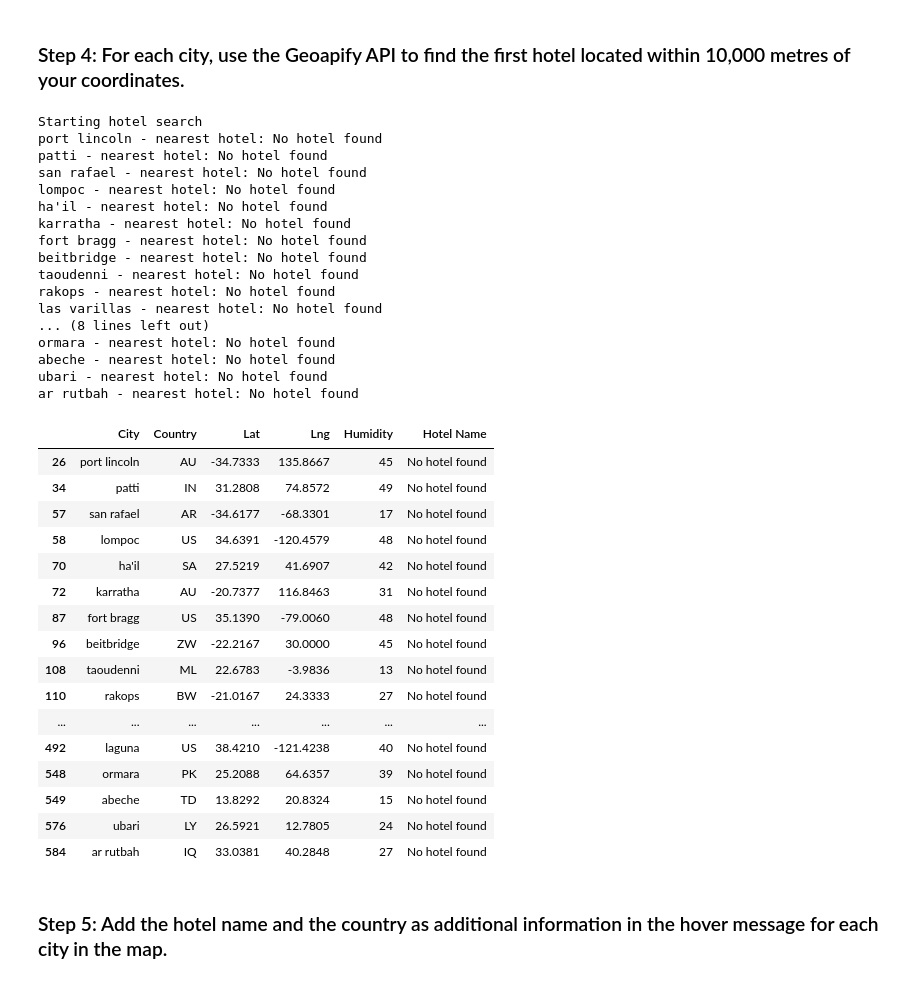
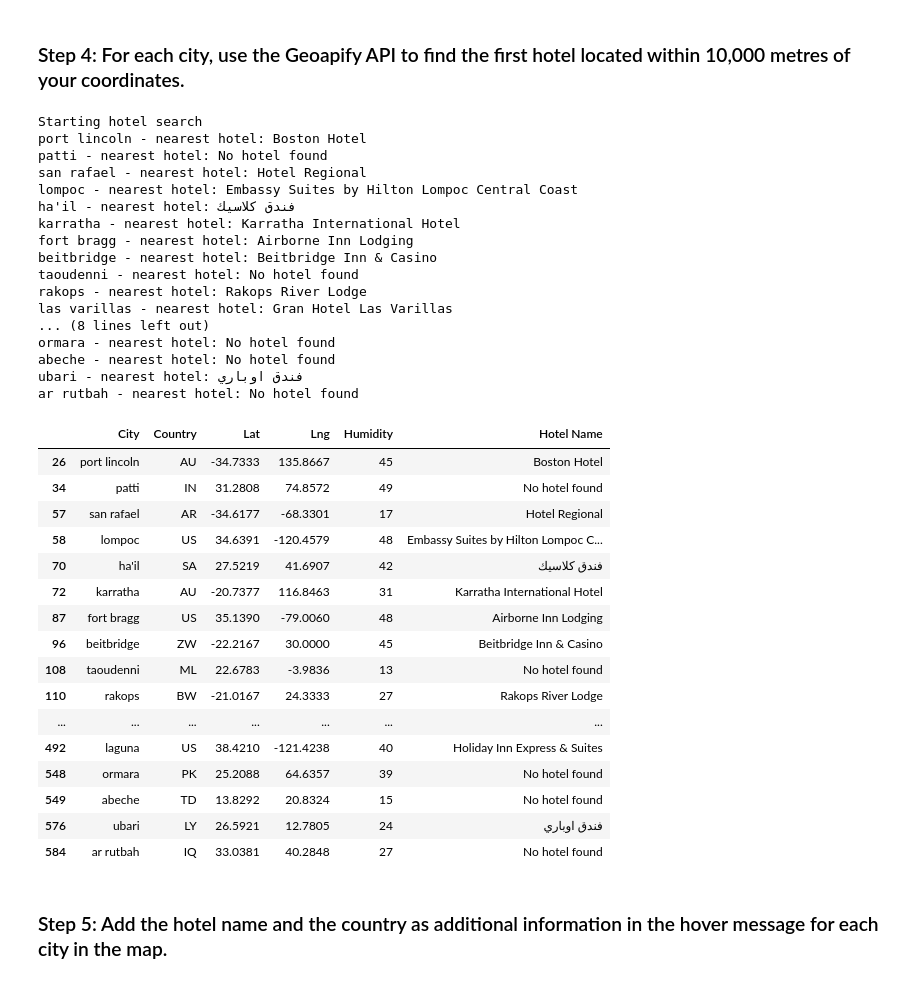
Before and after one commit to RaeAnnG/python-api-challenge, a Jupyter notebook: starter_code/VacationPyRG.ipynb, the cells around one changed output. Saved outputs shown, nothing was run; the diff lists cells and outputs as text; code cells hidden in the pictures.

```diff
--- a/starter_code/VacationPyRG.ipynb
+++ b/starter_code/VacationPyRG.ipynb
@@ -88,7 +88,7 @@ city_clean
 ### Step 3: Create a new DataFrame called `hotel_df`.
 # %%
 # Use the Pandas copy function to create DataFrame called hotel_df to store the city, country, coordinates, and humidity
-hotel_df = city_clean[["City","Country","Lat","Lng","Humidity"]]
+hotel_df = city_clean[["City","Country","Lat","Lng","Humidity"]].copy()
 
 # Add an empty column, "Hotel Name," to the DataFrame so you can store the hotel found using the Geoapify API
 hotel_df['Hotel Name'] = ''
@@ -124,7 +119,7 @@ See the caveats in the documentation: https://pandas.pydata.org/pandas-docs/stab
 # Set parameters to search for a hotel
 radius = 10000
 params = {
-        "categories":"hotel",
+        "categories":"accommodation.hotel",
     "apiKey": geoapify_key,
     "limit":20
 }
@@ -145,58 +140,58 @@ for index, row in hotel_df.iterrows():
     base_url = "https://api.geoapify.com/v2/places"
 
 
     # Make an API request using the params dictionary
     name_address = requests.get(base_url, params=params)
 
     # Convert the API response to JSON format
     name_address = name_address.json()
 
     # Grab the first hotel from the results and store the name in the hotel_df DataFrame
     try:
         hotel_df.loc[index, "Hotel Name"] = name_address["features"][0]["properties"]["name"]
     except (KeyError, IndexError):
         # If no hotel is found, set the hotel name as "No hotel found".
         hotel_df.loc[index, "Hotel Name"] = "No hotel found"
 
     # Log the search results
     print(f"{hotel_df.loc[index, 'City']} - nearest hotel: {hotel_df.loc[index, 'Hotel Name']}")
 
 # Display sample data
 hotel_df
 # %% [output]
 Starting hotel search
-port lincoln - nearest hotel: No hotel found
+port lincoln - nearest hotel: Boston Hotel
 patti - nearest hotel: No hotel found
-san rafael - nearest hotel: No hotel found
-lompoc - nearest hotel: No hotel found
-ha'il - nearest hotel: No hotel found
-karratha - nearest hotel: No hotel found
-fort bragg - nearest hotel: No hotel found
-beitbridge - nearest hotel: No hotel found
+san rafael - nearest hotel: Hotel Regional
+lompoc - nearest hotel: Embassy Suites by Hilton Lompoc Central Coast
+ha'il - nearest hotel: فندق كلاسيك
+karratha - nearest hotel: Karratha International Hotel
+fort bragg - nearest hotel: Airborne Inn Lodging
+beitbridge - nearest hotel: Beitbridge Inn & Casino
 taoudenni - nearest hotel: No hotel found
-rakops - nearest hotel: No hotel found
-las varillas - nearest hotel: No hotel found
+rakops - nearest hotel: Rakops River Lodge
+las varillas - nearest hotel: Gran Hotel Las Varillas
 ... (8 lines left out)
 ormara - nearest hotel: No hotel found
 abeche - nearest hotel: No hotel found
-ubari - nearest hotel: No hotel found
+ubari - nearest hotel: فندق اوباري
 ar rutbah - nearest hotel: No hotel found
 |  | City | Country | Lat | Lng | Humidity | Hotel Name |
-| 26 | port lincoln | AU | -34.7333 | 135.8667 | 45 | No hotel found |
+| 26 | port lincoln | AU | -34.7333 | 135.8667 | 45 | Boston Hotel |
 | 34 | patti | IN | 31.2808 | 74.8572 | 49 | No hotel found |
-| 57 | san rafael | AR | -34.6177 | -68.3301 | 17 | No hotel found |
-| 58 | lompoc | US | 34.6391 | -120.4579 | 48 | No hotel found |
-| 70 | ha'il | SA | 27.5219 | 41.6907 | 42 | No hotel found |
-| 72 | karratha | AU | -20.7377 | 116.8463 | 31 | No hotel found |
-| 87 | fort bragg | US | 35.1390 | -79.0060 | 48 | No hotel found |
-| 96 | beitbridge | ZW | -22.2167 | 30.0000 | 45 | No hotel found |
+| 57 | san rafael | AR | -34.6177 | -68.3301 | 17 | Hotel Regional |
+| 58 | lompoc | US | 34.6391 | -120.4579 | 48 | Embassy Suites by Hilton Lompoc C... |
+| 70 | ha'il | SA | 27.5219 | 41.6907 | 42 | فندق كلاسيك |
+| 72 | karratha | AU | -20.7377 | 116.8463 | 31 | Karratha International Hotel |
+| 87 | fort bragg | US | 35.1390 | -79.0060 | 48 | Airborne Inn Lodging |
+| 96 | beitbridge | ZW | -22.2167 | 30.0000 | 45 | Beitbridge Inn & Casino |
 | 108 | taoudenni | ML | 22.6783 | -3.9836 | 13 | No hotel found |
-| 110 | rakops | BW | -21.0167 | 24.3333 | 27 | No hotel found |
+| 110 | rakops | BW | -21.0167 | 24.3333 | 27 | Rakops River Lodge |
 | ... | ... | ... | ... | ... | ... | ... |
-| 492 | laguna | US | 38.4210 | -121.4238 | 40 | No hotel found |
+| 492 | laguna | US | 38.4210 | -121.4238 | 40 | Holiday Inn Express & Suites |
 | 548 | ormara | PK | 25.2088 | 64.6357 | 39 | No hotel found |
 | 549 | abeche | TD | 13.8292 | 20.8324 | 15 | No hotel found |
-| 576 | ubari | LY | 26.5921 | 12.7805 | 24 | No hotel found |
+| 576 | ubari | LY | 26.5921 | 12.7805 | 24 | فندق اوباري |
 | 584 | ar rutbah | IQ | 33.0381 | 40.2848 | 27 | No hotel found |
 # %% [markdown]
 ### Step 5: Add the hotel name and the country as additional information in the hover message for each city in the map.
```
Also changed, not shown: parts of 2 cells of this notebook.
